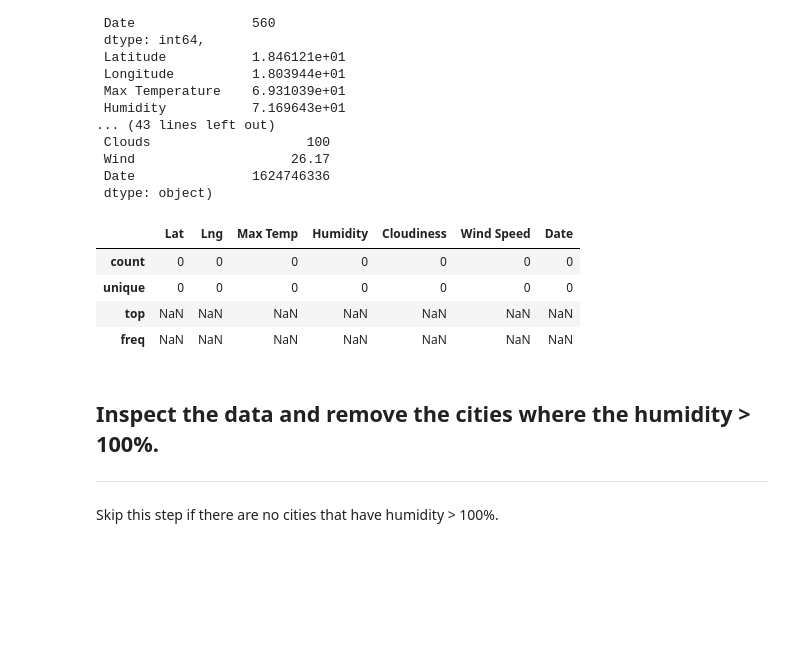
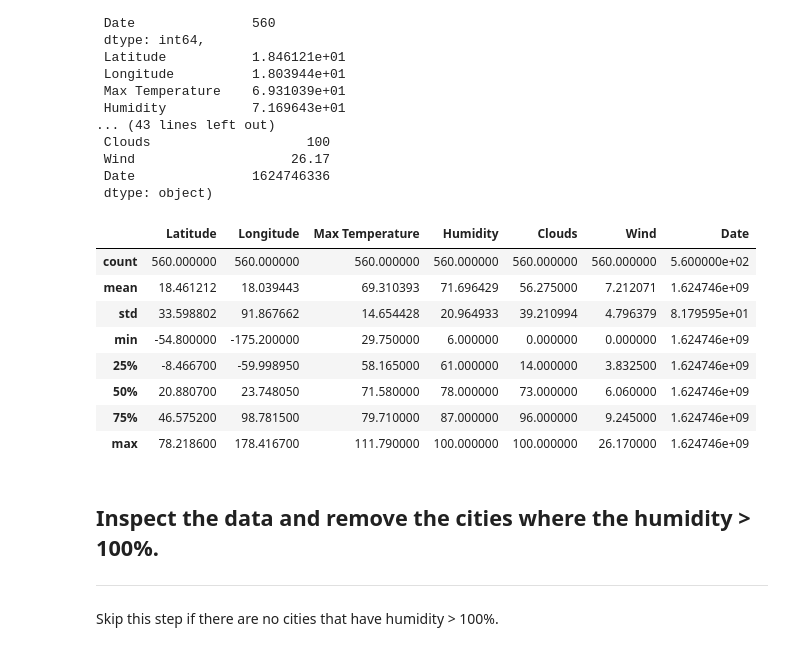
Before and after one commit to DINHC/python-api-challenge, a Jupyter notebook: WeatherPy.ipynb, the cells around one changed output. Drawn from its saved outputs; the diff is of its cells as text; code cells hidden in the pictures; blank space fills up the shorter version.

Commit message:
Finish with described function and added another csv file

```diff
--- a/WeatherPy.ipynb
+++ b/WeatherPy.ipynb
@@ -324,29 +324,34 @@ sum_city
 # %%
 #working on it
 # count = city_stat_pd.count()
 # mean = city_stat_pd.mean()
 # median = city_stat_pd.median()
 # standard_dv = city_stat_pd.std()
 # weather_min = city_stat_pd.min()
 # weather_quartile = city_stat_pd.quantile([0.25,0.5,0.75])
 # weather_max = city_stat_pd.max
 #data = [[count, mean, median, standard_dv, weather_min, weather_quartile, weather_max]]
 #summary_df = pd.DataFrame({"Lat": [city_lat], "Lng": [city_lng], "Max Temp": [city_max_temp],"Humidity": [city_humidity], "Cloudiness": [city_clouds], "Wind Speed": [city_wind], "Date": [city_date]})
 #summary_df.describe()
 #sum_df = pd.DataFrame(count, mean, median, standard_dv, weather_min, weather_quartile, weather_max, columns = ['Lat', 'Lng', 'Max Temp', 'Humidity', 'Cloudiness', 'Wind Speed', 'Date'])
 
 # summary = ({'Lat': count, 'Lng': mean, 'Max Temp': median, 'Humidity':standard_dv, 'Cloudiness':weather_min, 'Wind Speed':weather_quartile, 'Date':weather_max})
 # summary = pd.DataFrame(summary)
 # summary
-summary = sum_city
-summary = pd.DataFrame( columns = ['Lat', 'Lng', 'Max Temp', 'Humidity', 'Cloudiness', 'Wind Speed', 'Date'])
-summary.describe()
+
+# summary = pd.DataFrame(columns = ['Lat', 'Lng', 'Max Temp', 'Humidity', 'Cloudiness', 'Wind Speed', 'Date'])
+city_stat_pd.describe().to_csv('Describe.csv')
+city_stat_pd.describe()
 # %% [output]
-|  | Lat | Lng | Max Temp | Humidity | Cloudiness | Wind Speed | Date |
-| count | 0 | 0 | 0 | 0 | 0 | 0 | 0 |
-| unique | 0 | 0 | 0 | 0 | 0 | 0 | 0 |
-| top | NaN | NaN | NaN | NaN | NaN | NaN | NaN |
-| freq | NaN | NaN | NaN | NaN | NaN | NaN | NaN |
+|  | Latitude | Longitude | Max Temperature | Humidity | Clouds | Wind | Date |
+| count | 560.000000 | 560.000000 | 560.000000 | 560.000000 | 560.000000 | 560.000000 | 5.600000e+02 |
+| mean | 18.461212 | 18.039443 | 69.310393 | 71.696429 | 56.275000 | 7.212071 | 1.624746e+09 |
+| std | 33.598802 | 91.867662 | 14.654428 | 20.964933 | 39.210994 | 4.796379 | 8.179595e+01 |
+| min | -54.800000 | -175.200000 | 29.750000 | 6.000000 | 0.000000 | 0.000000 | 1.624746e+09 |
+| 25% | -8.466700 | -59.998950 | 58.165000 | 61.000000 | 14.000000 | 3.832500 | 1.624746e+09 |
+| 50% | 20.880700 | 23.748050 | 71.580000 | 78.000000 | 73.000000 | 6.060000 | 1.624746e+09 |
+| 75% | 46.575200 | 98.781500 | 79.710000 | 87.000000 | 96.000000 | 9.245000 | 1.624746e+09 |
+| max | 78.218600 | 178.416700 | 111.790000 | 100.000000 | 100.000000 | 26.170000 | 1.624746e+09 |
 # %% [markdown]
 ## Inspect the data and remove the cities where the humidity > 100%.
 ----
```
Also changed, not shown: 1 other file.
